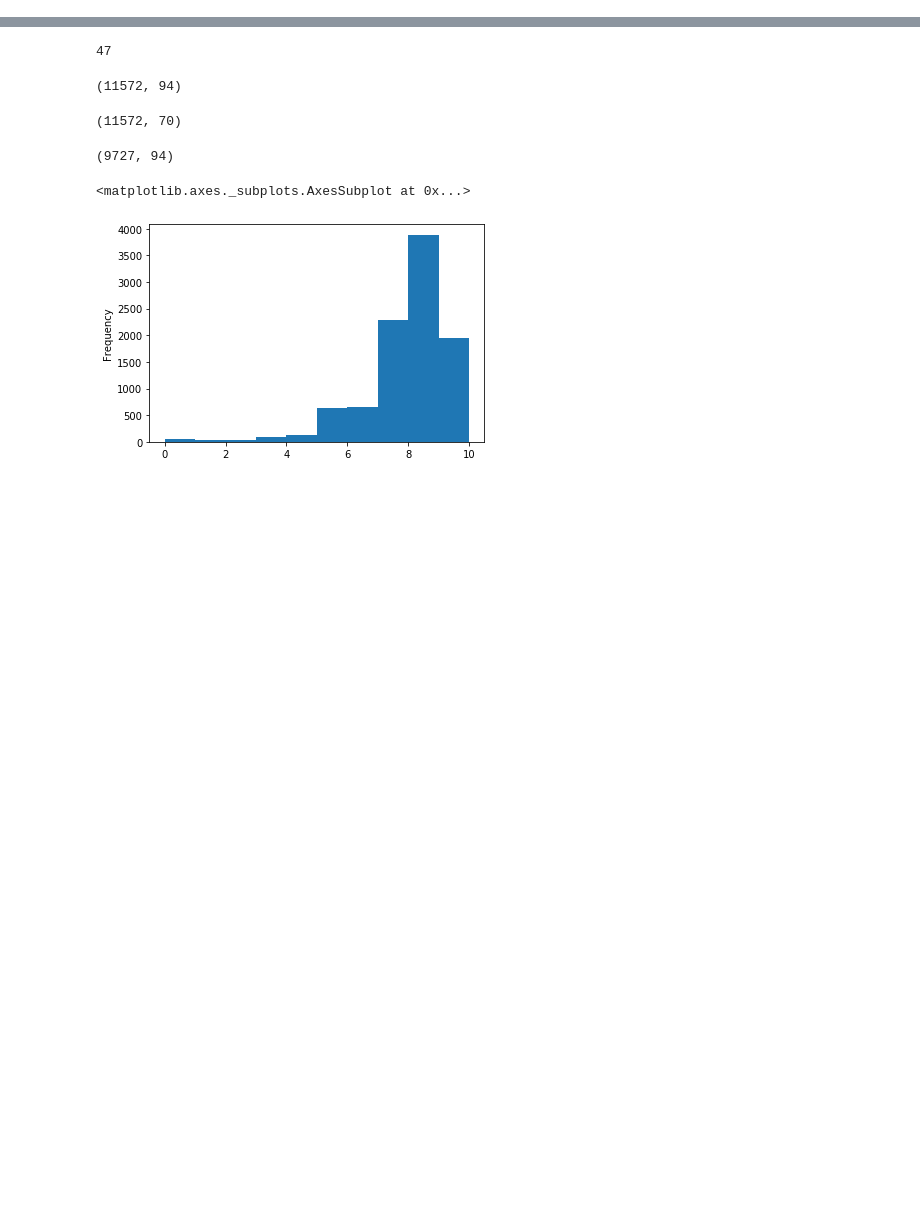
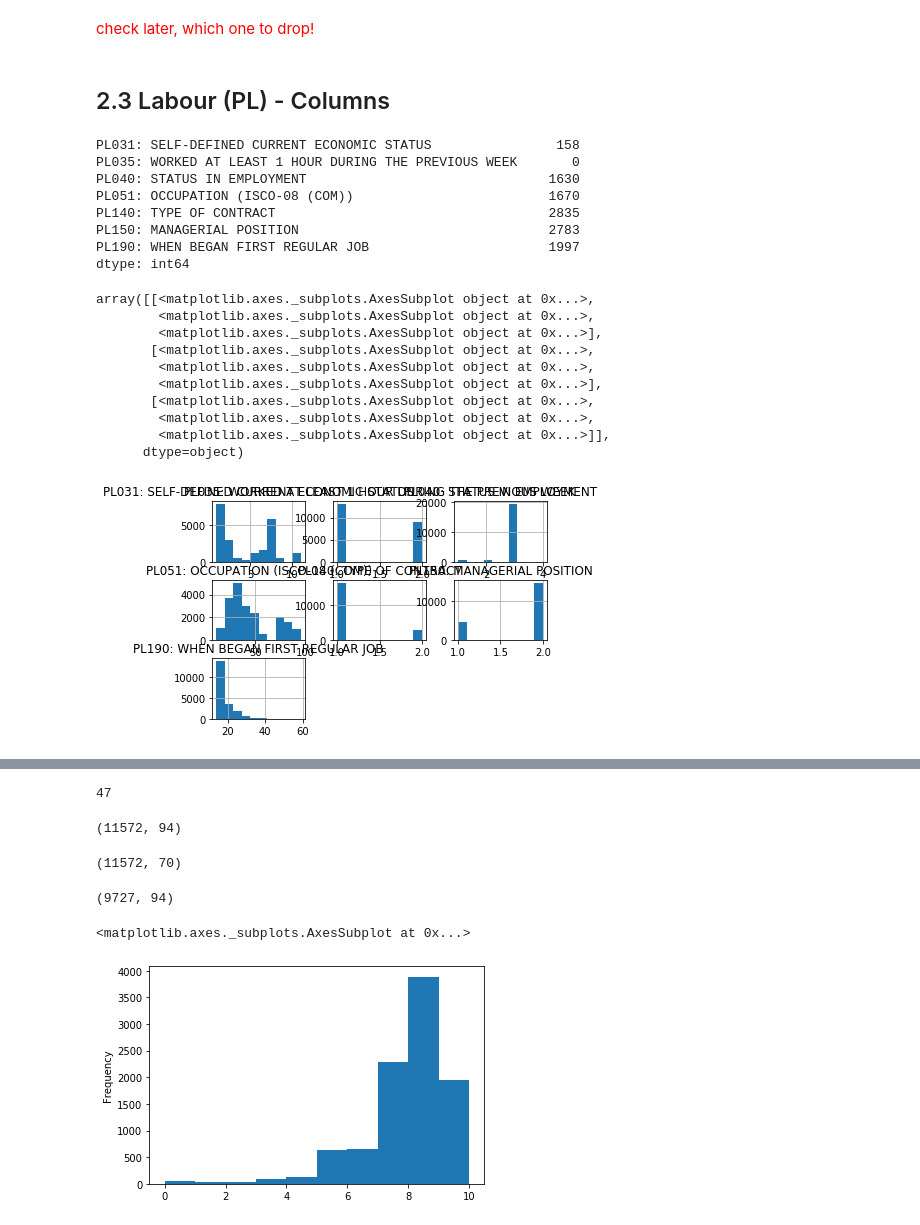
Before and after one commit to ta-data-lis/final-project, a Jupyter notebook: your-project/code.ipynb, the cells around one changed output, grey strips where cells are left out. Cells and saved outputs as stored; diff of their text form; code cells hidden in the pictures; blank space fills up the shorter version.

```diff
--- a/your-project/code.ipynb
+++ b/your-project/code.ipynb
@@ -49,0 +609,30 @@ data=data.dropna(thresh=len(data) - 1000, axis=1)
+# %% [markdown]
+<font color='red'>check later, which one to drop!</font>
+# %% [markdown]
+## 2.3 Labour (PL) - Columns
+# %%
+work = ['PL031: SELF-DEFINED CURRENT ECONOMIC STATUS', 'PL035: WORKED AT LEAST 1 HOUR DURING THE PREVIOUS WEEK','PL040: STATUS IN EMPLOYMENT','PL051: OCCUPATION (ISCO-08 (COM))', 'PL140: TYPE OF CONTRACT', 'PL150: MANAGERIAL POSITION', 'PL190: WHEN BEGAN FIRST REGULAR JOB']
+
+print(ppp[work].isna().sum())
+
+ppp[work].hist()
+# %% [output]
+PL031: SELF-DEFINED CURRENT ECONOMIC STATUS                158
+PL035: WORKED AT LEAST 1 HOUR DURING THE PREVIOUS WEEK       0
+PL040: STATUS IN EMPLOYMENT                               1630
+PL051: OCCUPATION (ISCO-08 (COM))                         1670
+PL140: TYPE OF CONTRACT                                   2835
+PL150: MANAGERIAL POSITION                                2783
+PL190: WHEN BEGAN FIRST REGULAR JOB                       1997
+dtype: int64
+array([[<matplotlib.axes._subplots.AxesSubplot object at 0x...>,
+        <matplotlib.axes._subplots.AxesSubplot object at 0x...>,
+        <matplotlib.axes._subplots.AxesSubplot object at 0x...>],
+       [<matplotlib.axes._subplots.AxesSubplot object at 0x...>,
+        <matplotlib.axes._subplots.AxesSubplot object at 0x...>,
+        <matplotlib.axes._subplots.AxesSubplot object at 0x...>],
+       [<matplotlib.axes._subplots.AxesSubplot object at 0x...>,
+        <matplotlib.axes._subplots.AxesSubplot object at 0x...>,
+        <matplotlib.axes._subplots.AxesSubplot object at 0x...>]],
+      dtype=object)
+[figure, added]
```
Also changed, not shown: parts of 91 cells of this notebook, 5 other files.
